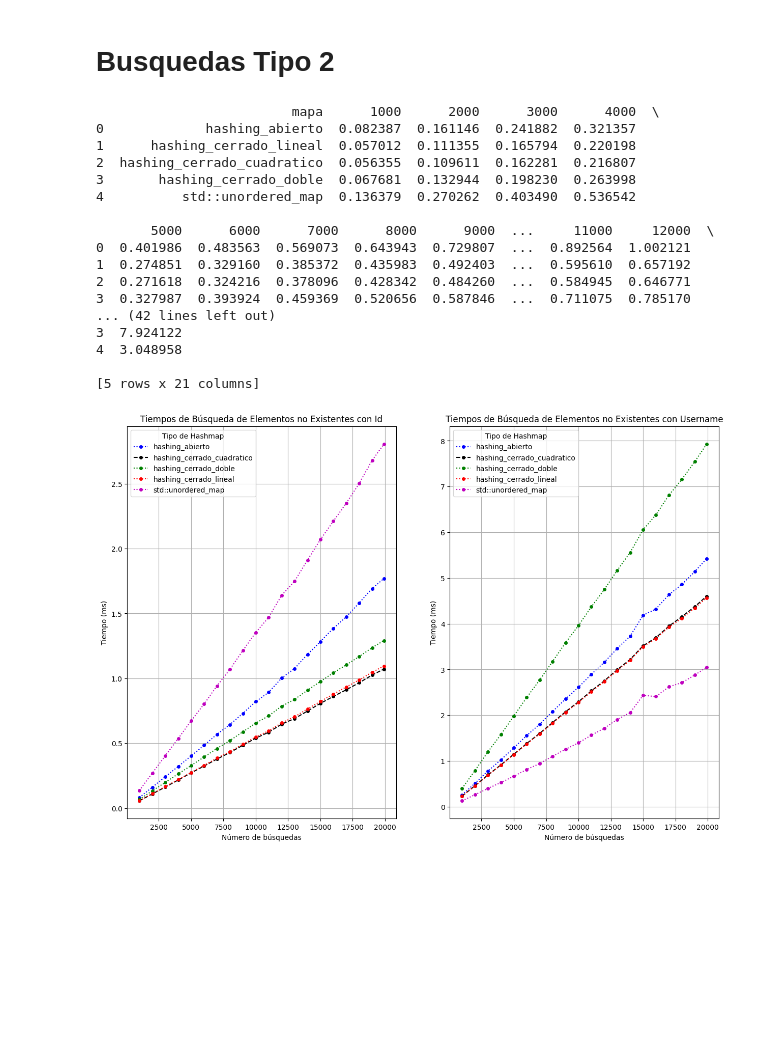
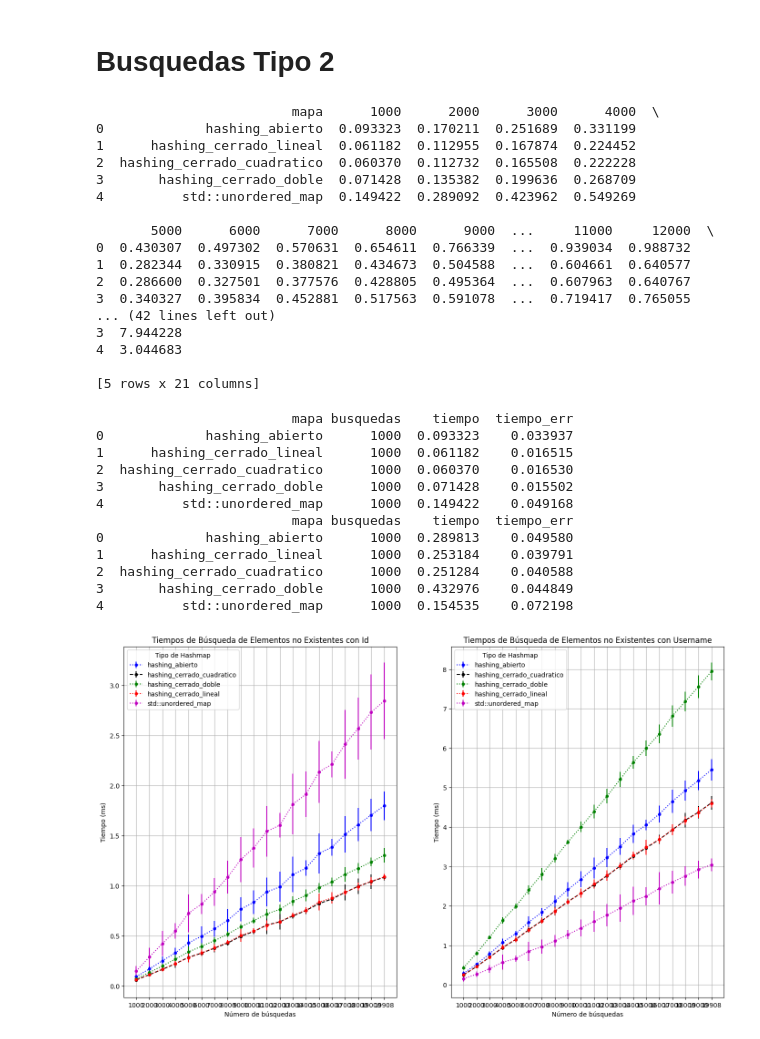
Before and after one commit to Askorin/entregable2, a Jupyter notebook: resultados/graph_results.ipynb, the cells around one changed output. Cells and saved outputs as stored; diff of their text form; code cells hidden in the pictures; blank space fills up the shorter version.

```diff
--- a/resultados/graph_results.ipynb
+++ b/resultados/graph_results.ipynb
@@ -87,11 +112,14 @@ print(df_usr.head())
 
 [5 rows x 21 columns]
 # %%
-df_id_melted = df_id.melt(id_vars='mapa', var_name='busquedas', value_name='tiempo')
-df_usr_melted = df_usr.melt(id_vars='mapa', var_name='busquedas', value_name='tiempo')
+df_id_melted = df_id.melt(id_vars="mapa", var_name="busquedas", value_name="tiempo")
+df_usr_melted = df_usr.melt(id_vars="mapa", var_name="busquedas", value_name="tiempo")
+df_id_melted["tiempo_err"] = df_dv_id.melt(id_vars="mapa", var_name="dv_busquedas", value_name="tiempo_err")["tiempo_err"]
+df_usr_melted["tiempo_err"] = df_dv_usr.melt(id_vars="mapa", var_name="dv_busquedas", value_name="tiempo_err")["tiempo_err"]
 
 print(df_id_melted.head())
+print(df_usr_melted.head())
 
-df_id_melted['busquedas'] = df_id_melted['busquedas'].astype(int)
-df_usr_melted['busquedas'] = df_usr_melted['busquedas'].astype(int)
+df_id_melted["busquedas"] = df_id_melted["busquedas"].astype(int)
+df_usr_melted["busquedas"] = df_usr_melted["busquedas"].astype(int)
 # %% [output]
@@ -108,12 +142,12 @@ styles = ["dotted", "dashed", "dotted", "dotted", "dotted"]
 colors = ["b", "k", "g", "r", "m"]
 i = 0
 for key, grp in df_id_melted.groupby(["mapa"]):
-    axes[0].plot(grp["busquedas"], grp["tiempo"], marker='o', markersize=4, linestyle=styles[i], label=key[0], color=colors[i])
+    axes[0].errorbar(grp["busquedas"], grp["tiempo"], marker='o', markersize=4, linestyle=styles[i], label=key[0], color=colors[i], yerr=grp["tiempo_err"])
     i += 1
 
 i = 0
 for key, grp in df_usr_melted.groupby(["mapa"]):
-    axes[1].plot(grp["busquedas"], grp["tiempo"], marker='o', markersize=4, linestyle=styles[i], label=key[0], color=colors[i])
+    axes[1].errorbar(grp["busquedas"], grp["tiempo"], marker='o', markersize=4, linestyle=styles[i], label=key[0], color=colors[i],yerr=grp["tiempo_err"])
     i += 1
 
 for ax in axes:
@@ -133,58 +167,75 @@ plt.show()
 # %%
 df_id = pd.read_csv("busquedas2_id.csv")
 df_usr = pd.read_csv("busquedas2_username.csv")
+df_dv_id = pd.read_csv("dv_busquedas2_id.csv")
+df_dv_usr = pd.read_csv("dv_busquedas2_username.csv")
 
 print(df_id.head())
 print(df_usr.head())
 # %% [output]
                          mapa      1000      2000      3000      4000  \
-0             hashing_abierto  0.082387  0.161146  0.241882  0.321357
-1      hashing_cerrado_lineal  0.057012  0.111355  0.165794  0.220198
-2  hashing_cerrado_cuadratico  0.056355  0.109611  0.162281  0.216807
-3       hashing_cerrado_doble  0.067681  0.132944  0.198230  0.263998
-4          std::unordered_map  0.136379  0.270262  0.403490  0.536542
+0             hashing_abierto  0.093323  0.170211  0.251689  0.331199
+1      hashing_cerrado_lineal  0.061182  0.112955  0.167874  0.224452
+2  hashing_cerrado_cuadratico  0.060370  0.112732  0.165508  0.222228
+3       hashing_cerrado_doble  0.071428  0.135382  0.199636  0.268709
+4          std::unordered_map  0.149422  0.289092  0.423962  0.549269
 
        5000      6000      7000      8000      9000  ...     11000     12000  \
-0  0.401986  0.483563  0.569073  0.643943  0.729807  ...  0.892564  1.002121
-1  0.274851  0.329160  0.385372  0.435983  0.492403  ...  0.595610  0.657192
-2  0.271618  0.324216  0.378096  0.428342  0.484260  ...  0.584945  0.646771
-3  0.327987  0.393924  0.459369  0.520656  0.587846  ...  0.711075  0.785170
+0  0.430307  0.497302  0.570631  0.654611  0.766339  ...  0.939034  0.988732
+1  0.282344  0.330915  0.380821  0.434673  0.504588  ...  0.604661  0.640577
+2  0.286600  0.327501  0.377576  0.428805  0.495364  ...  0.607963  0.640767
+3  0.340327  0.395834  0.452881  0.517563  0.591078  ...  0.719417  0.765055
 ... (42 lines left out)
-3  7.924122
-4  3.048958
+3  7.944228
+4  3.044683
 
 [5 rows x 21 columns]
 # %%
-df_id_melted = df_id.melt(id_vars='mapa', var_name='busquedas', value_name='tiempo')
-df_usr_melted = df_usr.melt(id_vars='mapa', var_name='busquedas', value_name='tiempo')
+df_id_melted = df_id.melt(id_vars="mapa", var_name="busquedas", value_name="tiempo")
+df_usr_melted = df_usr.melt(id_vars="mapa", var_name="busquedas", value_name="tiempo")
+df_id_melted["tiempo_err"] = df_dv_id.melt(id_vars="mapa", var_name="dv_busquedas", value_name="tiempo_err")["tiempo_err"]
+df_usr_melted["tiempo_err"] = df_dv_usr.melt(id_vars="mapa", var_name="dv_busquedas", value_name="tiempo_err")["tiempo_err"]
 
-df_id_melted['busquedas'] = df_id_melted['busquedas'].astype(int)
-df_usr_melted['busquedas'] = df_usr_melted['busquedas'].astype(int)
+print(df_id_melted.head())
+print(df_usr_melted.head())
+# %% [output]
+                         mapa busquedas    tiempo  tiempo_err
+0             hashing_abierto      1000  0.093323    0.033937
+1      hashing_cerrado_lineal      1000  0.061182    0.016515
+2  hashing_cerrado_cuadratico      1000  0.060370    0.016530
+3       hashing_cerrado_doble      1000  0.071428    0.015502
+4          std::unordered_map      1000  0.149422    0.049168
+                         mapa busquedas    tiempo  tiempo_err
+0             hashing_abierto      1000  0.289813    0.049580
+1      hashing_cerrado_lineal      1000  0.253184    0.039791
+2  hashing_cerrado_cuadratico      1000  0.251284    0.040588
+3       hashing_cerrado_doble      1000  0.432976    0.044849
+4          std::unordered_map      1000  0.154535    0.072198
 # %%
 fig, axes = plt.subplots(nrows=1, ncols=2, figsize=(15,10))
 
 
 styles = ["dotted", "dashed", "dotted", "dotted", "dotted"]
 colors = ["b", "k", "g", "r", "m"]
 i = 0
 for key, grp in df_id_melted.groupby(["mapa"]):
-    axes[0].plot(grp["busquedas"], grp["tiempo"], marker='o', markersize=4, linestyle=styles[i], label=key[0], color=colors[i])
+    axes[0].errorbar(grp["busquedas"], grp["tiempo"], marker='o', markersize=4, linestyle=styles[i], label=key[0], color=colors[i], yerr=grp["tiempo_err"])
     i += 1
 
 i = 0
 for key, grp in df_usr_melted.groupby(["mapa"]):
-    axes[1].plot(grp["busquedas"], grp["tiempo"], marker='o', markersize=4, linestyle=styles[i], label=key[0], color=colors[i])
+    axes[1].errorbar(grp["busquedas"], grp["tiempo"], marker='o', markersize=4, linestyle=styles[i], label=key[0], color=colors[i], yerr=grp["tiempo_err"])
     i += 1
 
 for ax in axes:
     ax.legend(title="Tipo de Hashmap")
     ax.grid(True)
     ax.set(ylabel="Tiempo (ms)", xlabel="Número de búsquedas")
 
 axes[0].set(title="Tiempos de Búsqueda de Elementos no Existentes con Id")
 axes[1].set(title="Tiempos de Búsqueda de Elementos no Existentes con Username")
 
 plt.savefig("busquedas_2.png", bbox_inches="tight")
 plt.show()
 # %% [output]
-[figure, old version]
+[figure, new version]
```
Also changed, not shown: parts of 6 cells of this notebook, 16 other files.
